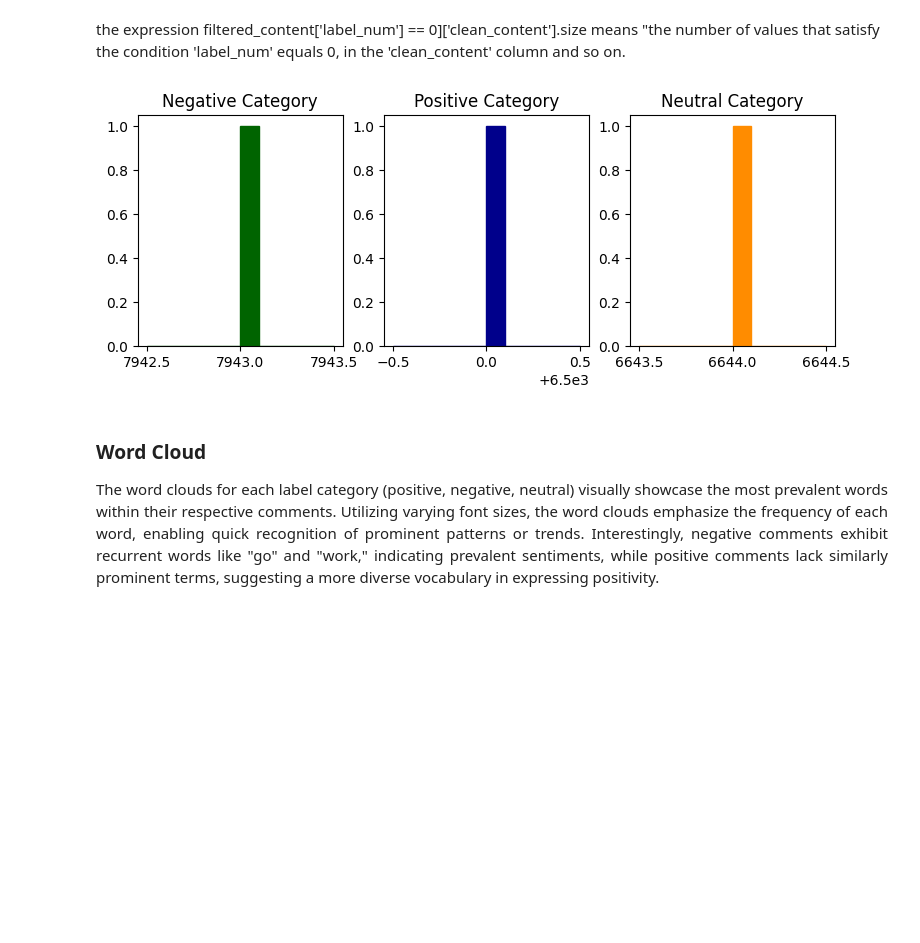
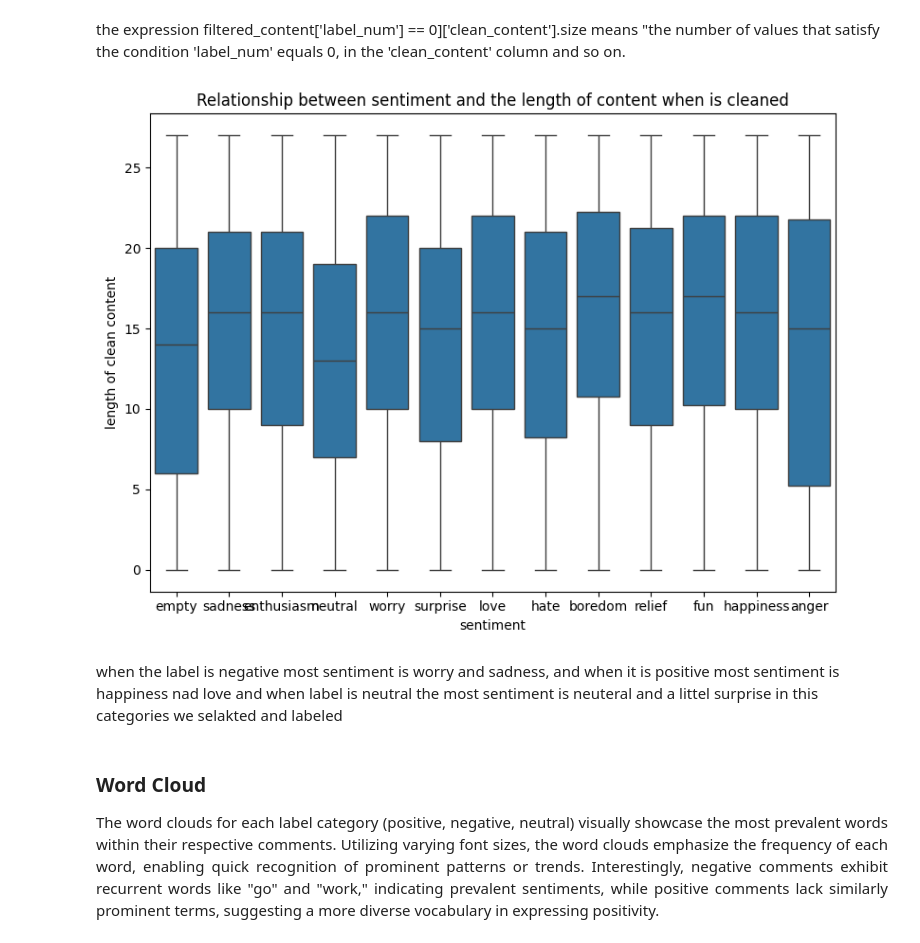
Before and after one commit to Mesgarin/NLPPJ, a Jupyter notebook: EmotionNLP.ipynb, the cells around one changed output. Saved outputs shown, nothing was run; the diff lists cells and outputs as text; code cells hidden in the pictures; blank space fills up the shorter version.

```diff
--- a/EmotionNLP.ipynb
+++ b/EmotionNLP.ipynb
@@ -744,24 +754,15 @@ plt.show()
 [figure]
 # %% [markdown]
 the expression filtered_content['label_num'] == 0]['clean_content'].size means "the number of values that satisfy the condition 'label_num' equals 0, in the 'clean_content' column and so on.
-# %%
-
-# Histogram
-
-fig, (ax1, ax2, ax3) = plt.subplots(1, 3, figsize=(9, 3))
-
-txtlen_negative = filtered_content[filtered_content['label_num'] == 0]['clean_content'].size
-ax1.hist(txtlen_negative, color='darkgreen', edgecolor='darkgreen')
-ax1.set_title('Negative Category')
-
-txtlen_positive = filtered_content[filtered_content['label_num'] == 1]['clean_content'].size
-ax2.hist(txtlen_positive, color='darkblue', edgecolor='darkblue')
-ax2.set_title('Positive Category')
-
-txtlen_neutral = filtered_content[filtered_content['label_num'] == 2]['clean_content'].size
-ax3.hist(txtlen_neutral, color='darkorange', edgecolor='darkorange')
-ax3.set_title('Neutral Category')
-
-plt.show()
-# %% [output]
-[figure, removed]
+# %%
+plt.figure(figsize=(8, 6))
+sns.boxplot(x='sentiment', y='clean_content_length', data=filtered_content)
+plt.xlabel('sentiment')
+plt.ylabel('length of clean content')
+plt.title('Relationship between sentiment and the length of content when is cleaned')
+plt.tight_layout()
+plt.show()
+# %% [output]
+[figure, added]
+# %% [markdown]
+when the label is negative most sentiment is worry and sadness, and when it is positive most sentiment is happiness nad love and when label is neutral the most sentiment is neuteral and a littel surprise in this categories we selakted and labeled
```
Also changed, not shown: parts of 38 cells of this notebook, 2 other files.
